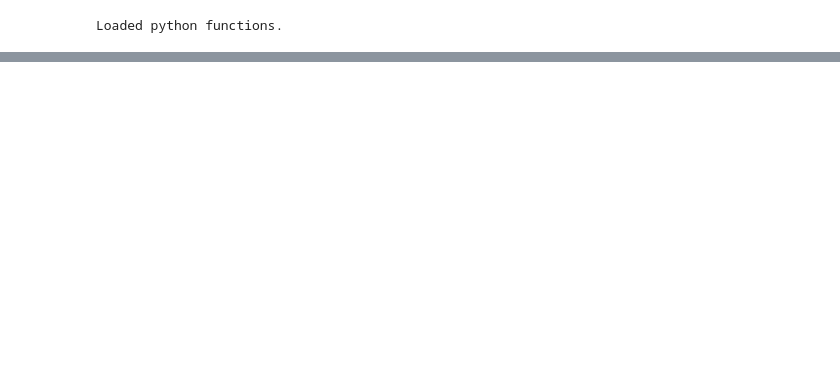
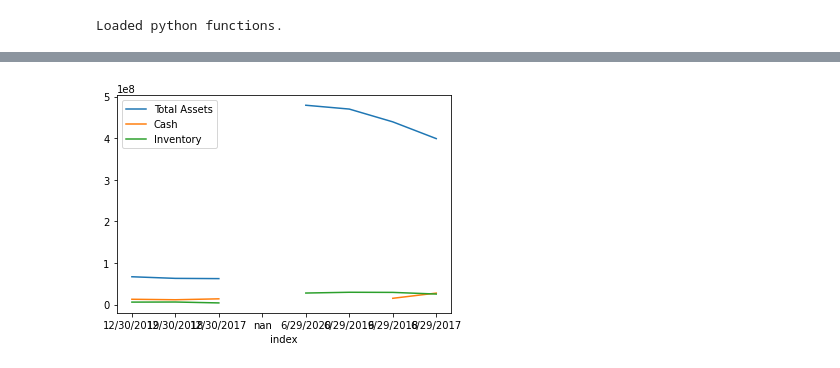
Before and after one commit to diepes/Stock-Analysis, a Jupyter notebook: workbook1.ipynb, the cells around one changed output, grey strips where cells are left out. Drawn from its saved outputs; the diff is of its cells as text; code cells hidden in the pictures; blank space fills up the shorter version.

Commit message:
add simple matplotlib plot

```diff
--- a/workbook1.ipynb
+++ b/workbook1.ipynb
@@ -173,3 +199,10 @@ KeyboardInterrupt:
+# %%
+%matplotlib inline
+import matplotlib.pyplot as plt
+df_combined.plot(x="index", y=["Total Assets", "Cash", "Inventory"])
+plt.show()
+# %% [output]
+[figure, added]
 # %%
 ''' Write pandas dataframe to excel '''
 date = datetime.today().strftime('%Y-%m-%d')
```
Also changed, not shown: parts of 3 cells of this notebook, 1 other file.
